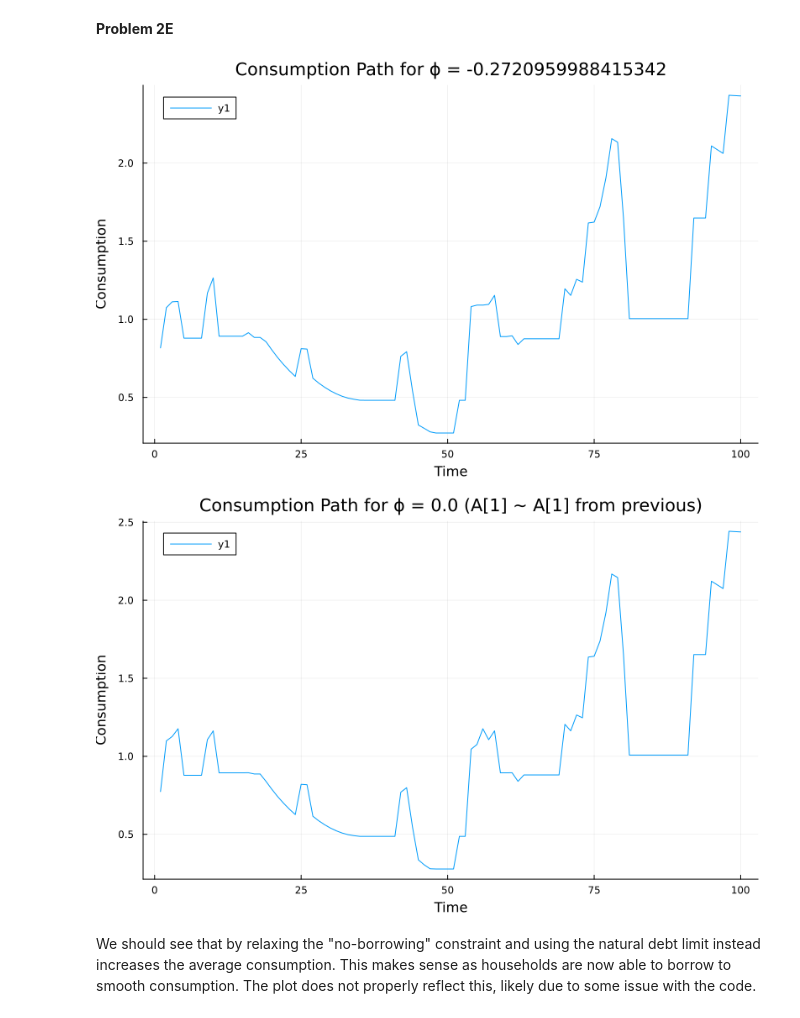
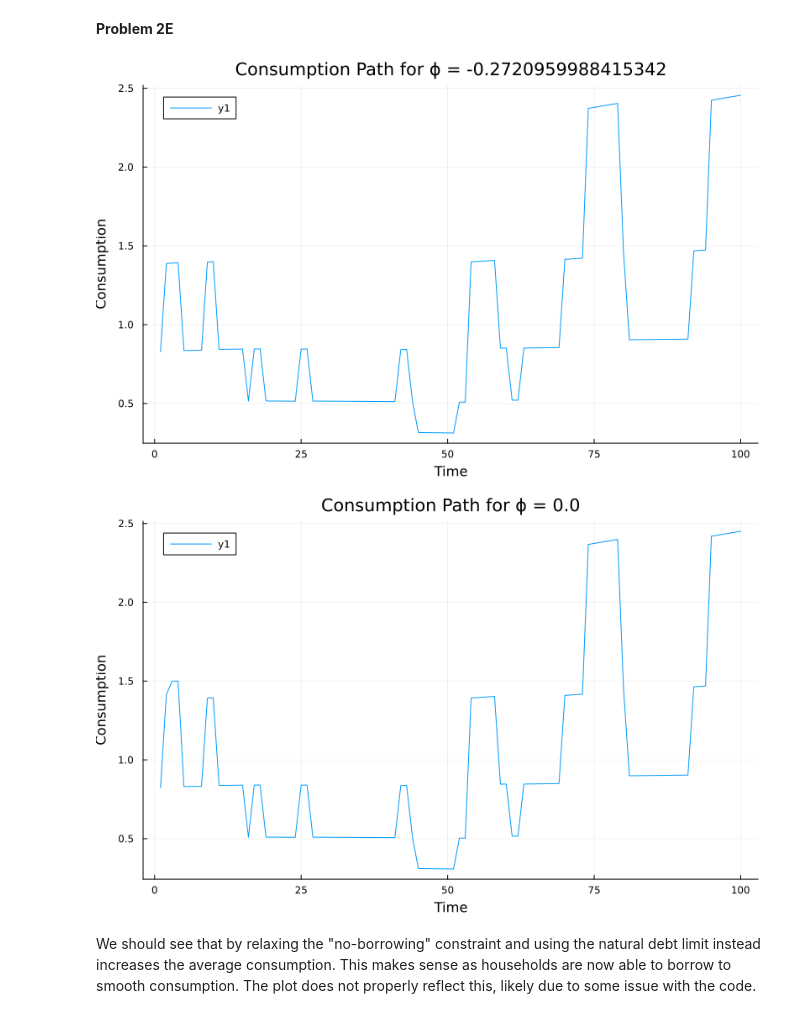
Before and after one commit to Hillard28/QuantEcon-But-Worse-ECON-1026, a Jupyter notebook: pset3/pset3.ipynb, the cells around one changed output. Saved outputs shown, nothing was run; the diff lists cells and outputs as text; code cells hidden in the pictures.

```diff
--- a/pset3/pset3.ipynb
+++ b/pset3/pset3.ipynb
@@ -1058,7 +1118,7 @@ P = markov.theta
 # %%
 ϕ = -states[1] / R
 
-A_dpolicy, Ay1_dpolicy = pfi_discretization(
+A_ipolicy, Ay1_ipolicy = pfi_interpolation(
     states,
     P,
     M,
@@ -1069,82 +1129,91 @@ A_dpolicy, Ay1_dpolicy = pfi_discretization(
     β,
     γ;
     max_iterations=1000,
+    tolerance=1e-6,
     print_output=false
 )
 
 periods = 100
 Y = exp.(simulate!(markov, periods, 1000, 0; random_state=28))
-Ad = Array{Union{Float64, Missing}}(undef, periods)
+Ai = Array{Union{Float64, Missing}}(undef, periods)
 for i = 1:M-1
-    if A_dpolicy[i] < 0.0 && A_dpolicy[i+1] > 0.0
-        Ad[1] = A_dpolicy[i+1]
+    if A_ipolicy[i] < 0.0 && A_ipolicy[i+1] > 0.0
+        Ai[1] = A_ipolicy[i+1]
         break
     end
 end
-Ad1 = Array{Union{Float64, Missing}}(undef, periods)
-Ad1[1] = Ay1_dpolicy[findfirst(asset -> asset == Ad[1], A_dpolicy), findfirst(state -> state == Y[1], states)]
+Ai1 = Array{Union{Float64, Missing}}(undef, periods)
+Ai1[1] = Ay1_ipolicy[findfirst(asset -> asset == Ai[1], A_ipolicy), findfirst(state -> state == Y[1], states)]
 for t = 2:periods
-    Ad[t] = Ad1[t - 1]
-    j = findfirst(state -> state == Y[t], states)
-    i = findfirst(asset -> asset == Ad[t], A_dpolicy)
-    Ad1[t] = Ay1_dpolicy[i, j]
+    Ai[t] = Ai1[t - 1]
+    i_y = findfirst(state -> state == Y[t], states)
+    pos = grid_locate(Ay1_ipolicy[:, i_y], length(Ay1_ipolicy[:, i_y]), Ai[t]; reverse=false)
+    if typeof(pos) == Tuple{Int64, Int64}
+        Ai1[t] = interpolate(A_ipolicy, Ay1_ipolicy[:, i_y], Ai[t], pos)
+    else
+        Ai1[t] = Ay1_ipolicy[pos, i_y]
+    end
 end
 
-Cd = Array{Union{Float64, Missing}}(undef, periods)
+Ci = Array{Union{Float64, Missing}}(undef, periods)
 for t = 1:periods
-    Cd[t] = Y[t] + R*Ad[t] - Ad1[t]
+    Ci[t] = Y[t] + R*Ai[t] - Ai1[t]
 end
 
 plot_main = plt.plot(size=(800, 500))  # Adjust the size of the plot
-plt.plot!(plot_main, Cd)
+plt.plot!(plot_main, Ci)
 plt.xlabel!(plot_main, "Time")
 plt.ylabel!(plot_main, "Consumption")
 plt.title!(plot_main, "Consumption Path for ϕ = $ϕ")
 # %% [output]
-[figure, old version]
+[figure, new version]
 # %%
 ϕ = 0.0
 
-A_dpolicy, Ay1_dpolicy = pfi_discretization(
+A_ipolicy, Ay1_ipolicy = pfi_interpolation(
     states,
     P,
     M,
     a_M,
-    0.0,
+    ϕ,
     ν,
     R,
     β,
     γ;
     max_iterations=1000,
+    tolerance=1e-6,
     print_output=false
 )
-for i = 1:M-1
-    if A_dpolicy[i] < Ad[1] && A_dpolicy[i+1] > Ad[1]
-        Ad[1] = A_dpolicy[i+1]
-        break
+
+periods = 100
+Y = exp.(simulate!(markov, periods, 1000, 0; random_state=28))
+Ai = Array{Union{Float64, Missing}}(undef, periods)
+Ai[1] = 0.0
+Ai1 = Array{Union{Float64, Missing}}(undef, periods)
+Ai1[1] = Ay1_ipolicy[findfirst(asset -> asset == Ai[1], A_ipolicy), findfirst(state -> state == Y[1], states)]
+for t = 2:periods
+    Ai[t] = Ai1[t - 1]
+    i_y = findfirst(state -> state == Y[t], states)
+    pos = grid_locate(Ay1_ipolicy[:, i_y], length(Ay1_ipolicy[:, i_y]), Ai[t]; reverse=false)
+    if typeof(pos) == Tuple{Int64, Int64}
+        Ai1[t] = interpolate(A_ipolicy, Ay1_ipolicy[:, i_y], Ai[t], pos)
+    else
+        Ai1[t] = Ay1_ipolicy[pos, i_y]
     end
 end
-Ad1 = Array{Union{Float64, Missing}}(undef, periods)
-Ad1[1] = Ay1_dpolicy[findfirst(asset -> asset == Ad[1], A_dpolicy), findfirst(state -> state == Y[1], states)]
-for t = 2:periods
-    Ad[t] = Ad1[t - 1]
-    j = findfirst(state -> state == Y[t], states)
-    i = findfirst(asset -> asset == Ad[t], A_dpolicy)
-    Ad1[t] = Ay1_dpolicy[i, j]
-end
 
-Cd = Array{Union{Float64, Missing}}(undef, periods)
+Ci = Array{Union{Float64, Missing}}(undef, periods)
 for t = 1:periods
-    Cd[t] = Y[t] + R*Ad[t] - Ad1[t]
+    Ci[t] = Y[t] + R*Ai[t] - Ai1[t]
 end
 
 plot_main = plt.plot(size=(800, 500))  # Adjust the size of the plot
-plt.plot!(plot_main, Cd)
+plt.plot!(plot_main, Ci)
 plt.xlabel!(plot_main, "Time")
 plt.ylabel!(plot_main, "Consumption")
-plt.title!(plot_main, "Consumption Path for ϕ = $ϕ (A[1] ~ A[1] from previous)")
+plt.title!(plot_main, "Consumption Path for ϕ = $ϕ")
 # %% [output]
-[figure, old version]
+[figure, new version]
 # %% [markdown]
 We should see that by relaxing the "no-borrowing" constraint and using the natural debt limit instead increases the average consumption. This makes sense as households are now able to borrow to smooth consumption. The plot does not properly reflect this, likely due to some issue with the code.
 # %% [markdown]
```
Also changed, not shown: parts of 7 cells of this notebook, 3 other files.
